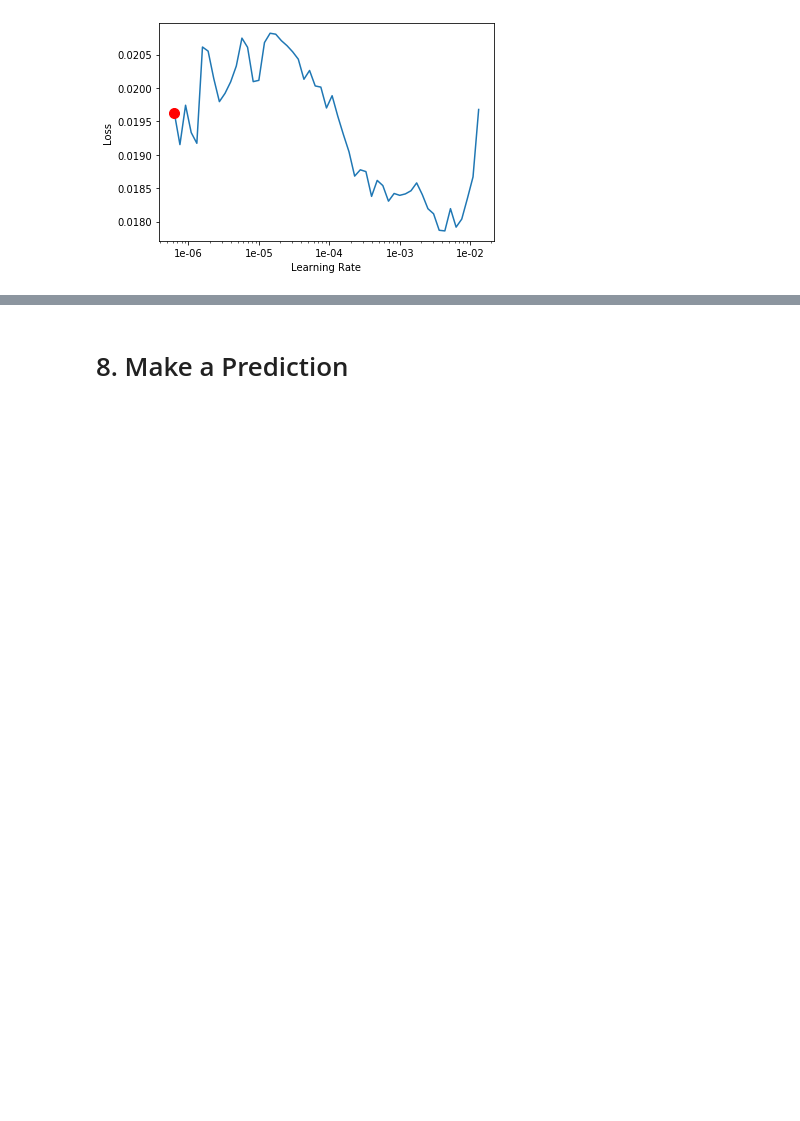
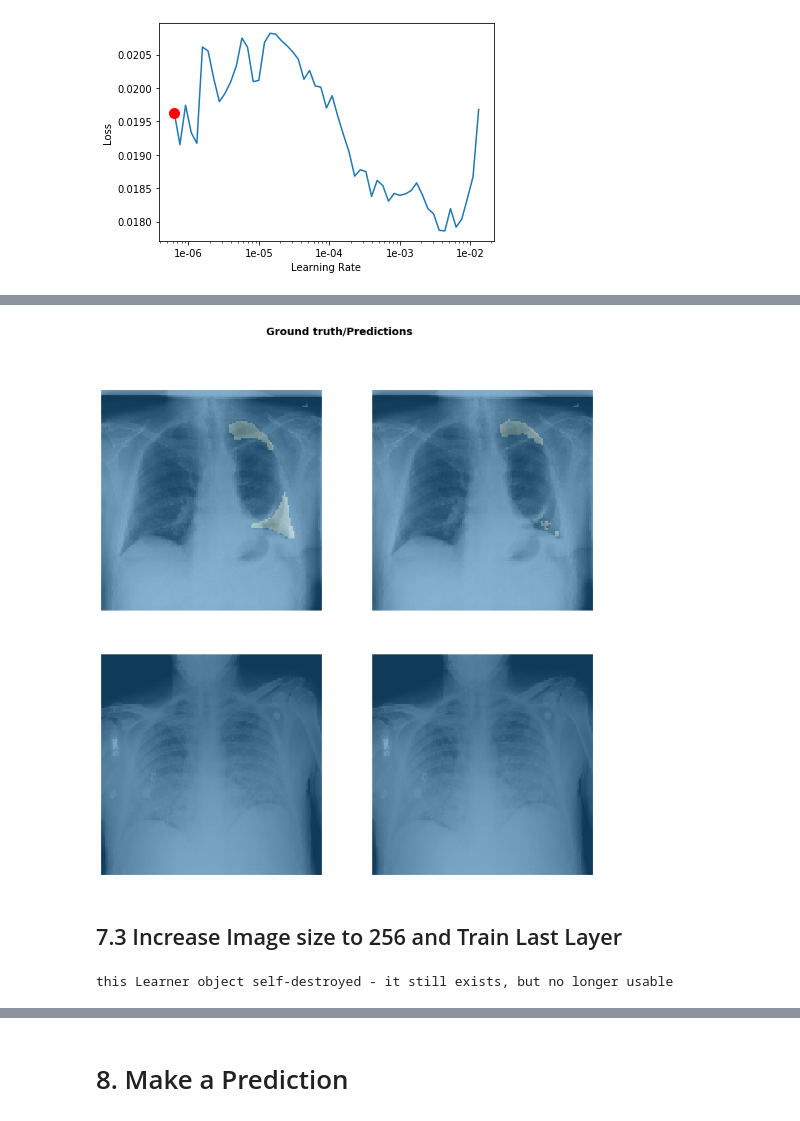
Before and after one commit to gnoparus/bualabs, a Jupyter notebook: nbs/03b-image-segmentation-siim-acr-pneumothorax-segmentation.ipynb, the cells around one changed output, grey strips where cells are left out. Saved outputs shown, nothing was run; the diff lists cells and outputs as text; code cells hidden in the pictures; blank space fills up the shorter version.

```diff
--- a/nbs/03b-image-segmentation-siim-acr-pneumothorax-segmentation.ipynb
+++ b/nbs/03b-image-segmentation-siim-acr-pneumothorax-segmentation.ipynb
@@ -384,0 +425,12 @@ Min loss divided by 10: 4.37E-04
+# %%
+learn.load('03b-unet-resnet34-128-2');
+# %%
+learn.show_results(rows=2, figsize=(12, 12))
+# %% [output]
+[figure, added]
+# %% [markdown]
+## 7.3 Increase Image size to 256 and Train Last Layer
+# %%
+learn.destroy()
+# %% [output]
+this Learner object self-destroyed - it still exists, but no longer usable
```
Also changed, not shown: parts of 29 cells of this notebook.
